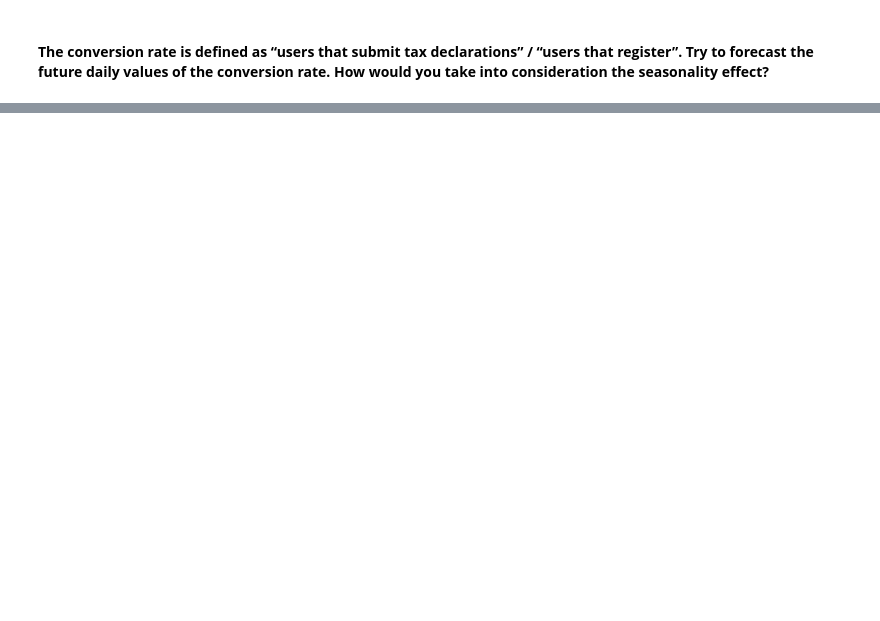
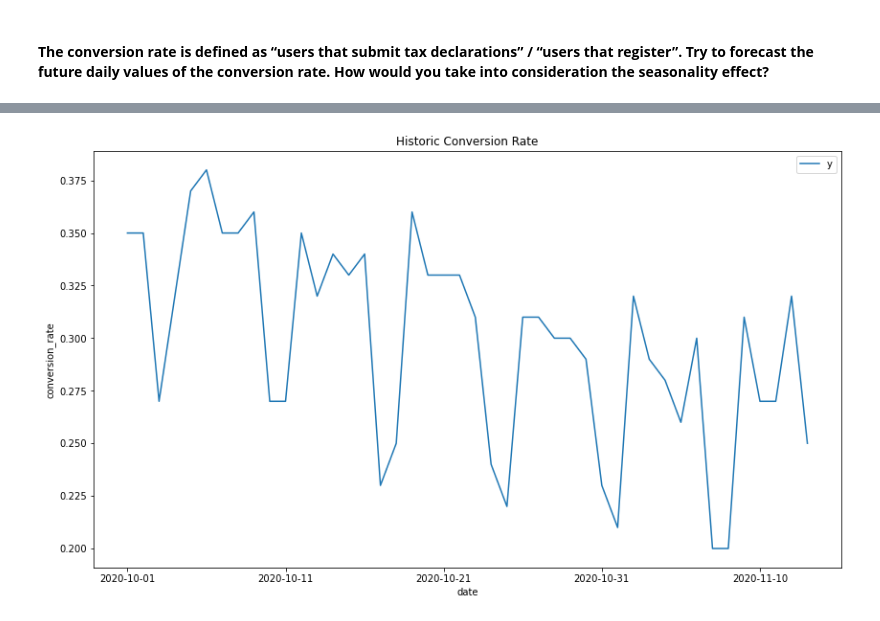
Before and after one commit to sacses/cs-python, a Jupyter notebook: notebooks/assignment.ipynb, the cells around one changed output, grey strips where cells are left out. Drawn from its saved outputs; the diff is of its cells as text; code cells hidden in the pictures; blank space fills up the shorter version.

```diff
--- a/notebooks/assignment.ipynb
+++ b/notebooks/assignment.ipynb
@@ -212,0 +354,15 @@ def
+# %%
+def create_viz_conversion_rate(df):
+
+    data_viz = df[:-1].plot(x='ds',
+    figsize=(14, 8), xlabel='date', ylabel='conversion_rate',
+    title='Historic Conversion Rate')
+
+    # Export viz to .png file
+    data_viz.figure.savefig("../data/output/hist_conversion_rate.png", facecolor='w')
+
+    return None
+
+create_viz_conversion_rate(prophet_df)
+# %% [output]
+[figure, added]
```
Also changed, not shown: parts of 14 cells of this notebook, 6 other files.
